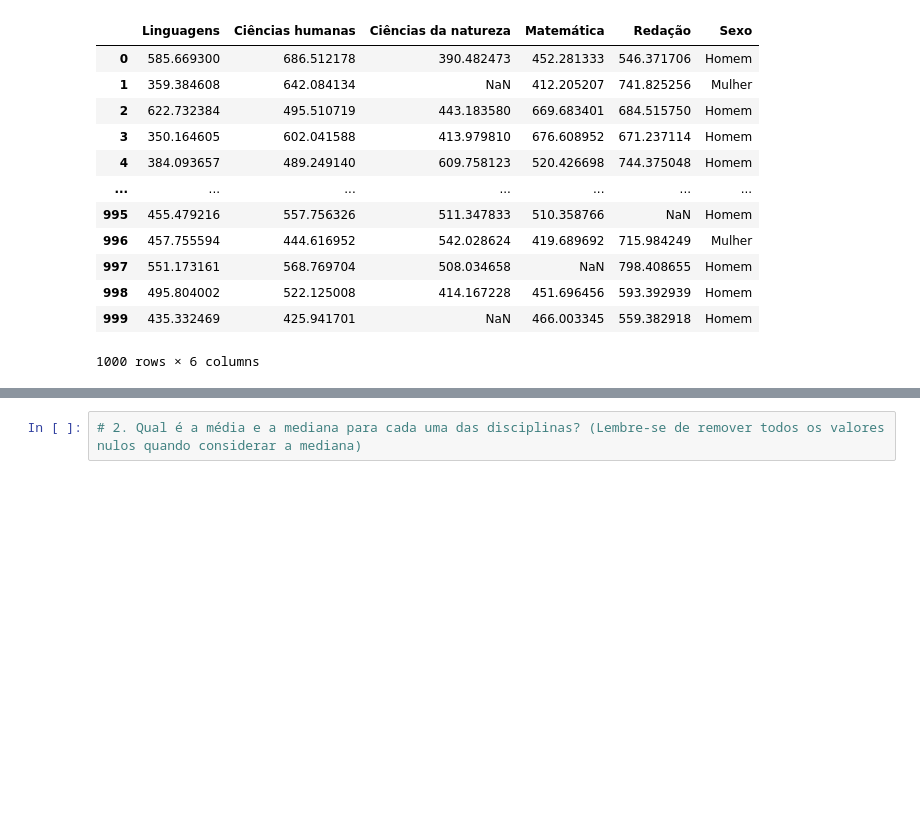
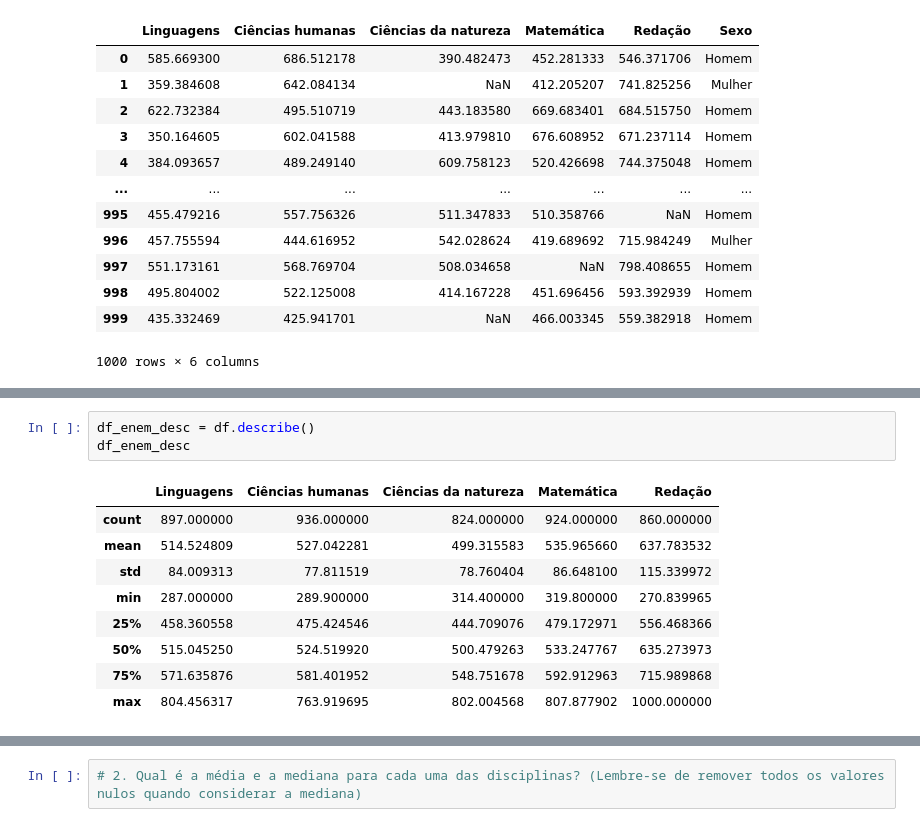
Before and after one commit to dsreliete/Womakerscode_DA_desafio_individual, a Jupyter notebook: Desafio3ElietedaSilva_Rodrigues.ipynb, the cells around one changed output, grey strips where cells are left out. Drawn from its saved outputs; the diff is of its cells as text; blank space fills up the shorter version.

```diff
--- a/Desafio3ElietedaSilva_Rodrigues.ipynb
+++ b/Desafio3ElietedaSilva_Rodrigues.ipynb
@@ -31,0 +46,13 @@ df
+# %%
+df_enem_desc = df.describe()
+df_enem_desc
+# %% [output]
+|  | Linguagens | Ciências humanas | Ciências da natureza | Matemática | Redação |
+| count | 897.000000 | 936.000000 | 824.000000 | 924.000000 | 860.000000 |
+| mean | 514.524809 | 527.042281 | 499.315583 | 535.965660 | 637.783532 |
+| std | 84.009313 | 77.811519 | 78.760404 | 86.648100 | 115.339972 |
+| min | 287.000000 | 289.900000 | 314.400000 | 319.800000 | 270.839965 |
+| 25% | 458.360558 | 475.424546 | 444.709076 | 479.172971 | 556.468366 |
+| 50% | 515.045250 | 524.519920 | 500.479263 | 533.247767 | 635.273973 |
+| 75% | 571.635876 | 581.401952 | 548.751678 | 592.912963 | 715.989868 |
+| max | 804.456317 | 763.919695 | 802.004568 | 807.877902 | 1000.000000 |
```
Also changed, not shown: parts of 3 cells of this notebook.
